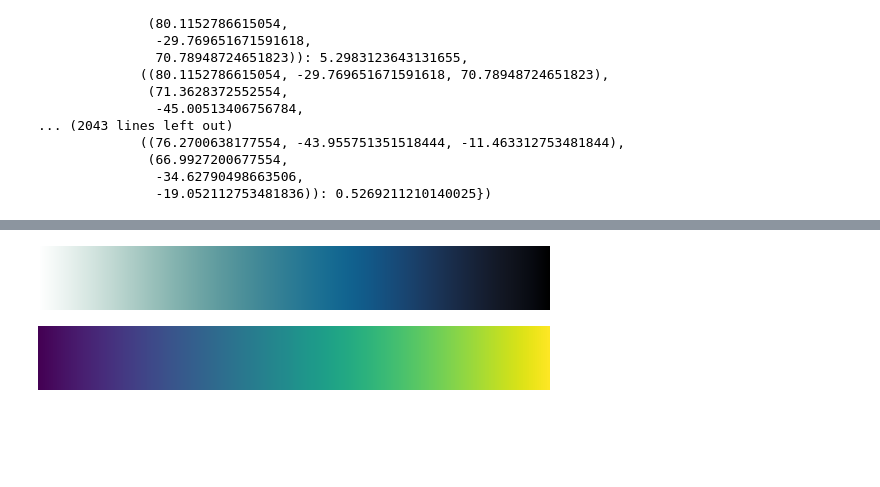
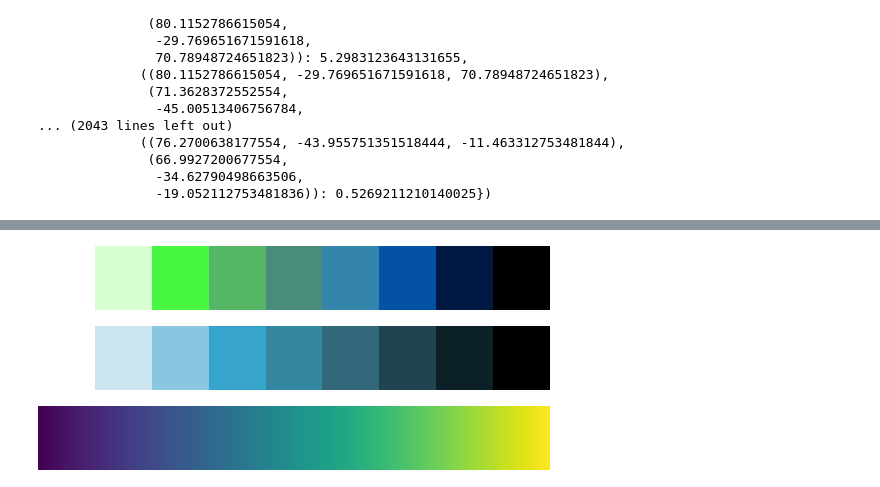
Before and after one commit to matthhong/cieran, a Jupyter notebook: test.ipynb, the cells around one changed output, grey strips where cells are left out. Cells and saved outputs as stored; diff of their text form; code cells hidden in the pictures; blank space fills up the shorter version.

```diff
--- a/test.ipynb
+++ b/test.ipynb
@@ -224,7 +201,11 @@ draw_chart(trajectory.ramp)
 # %%
-trajectory.ramp
+trajectory.ramp.resampled(9)
 # %% [output]
-[figure, old version]
+[figure, new version]
+# %%
+traj.ramp.resampled(9)
+# %% [output]
+[figure, added]
 # %%
 viridis
 # %% [output]
```
Also changed, not shown: parts of 11 cells of this notebook, 1 other file.
